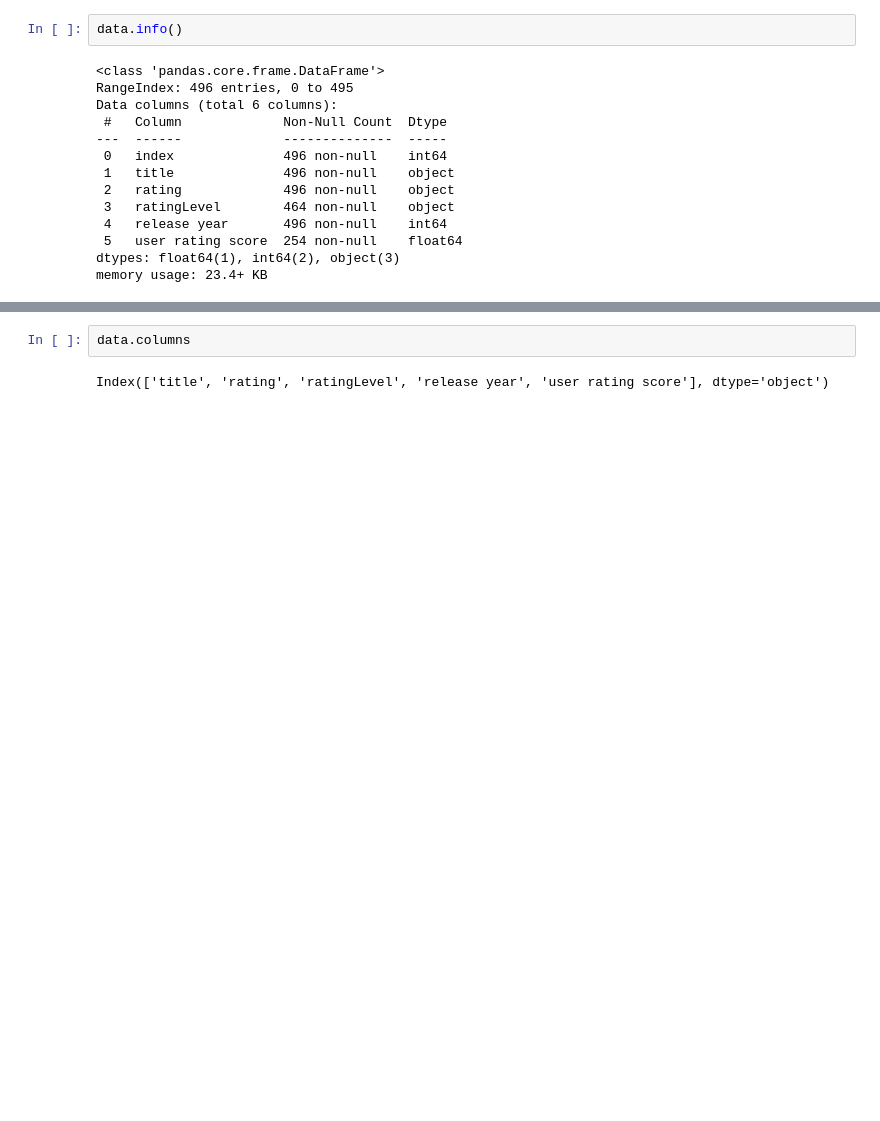
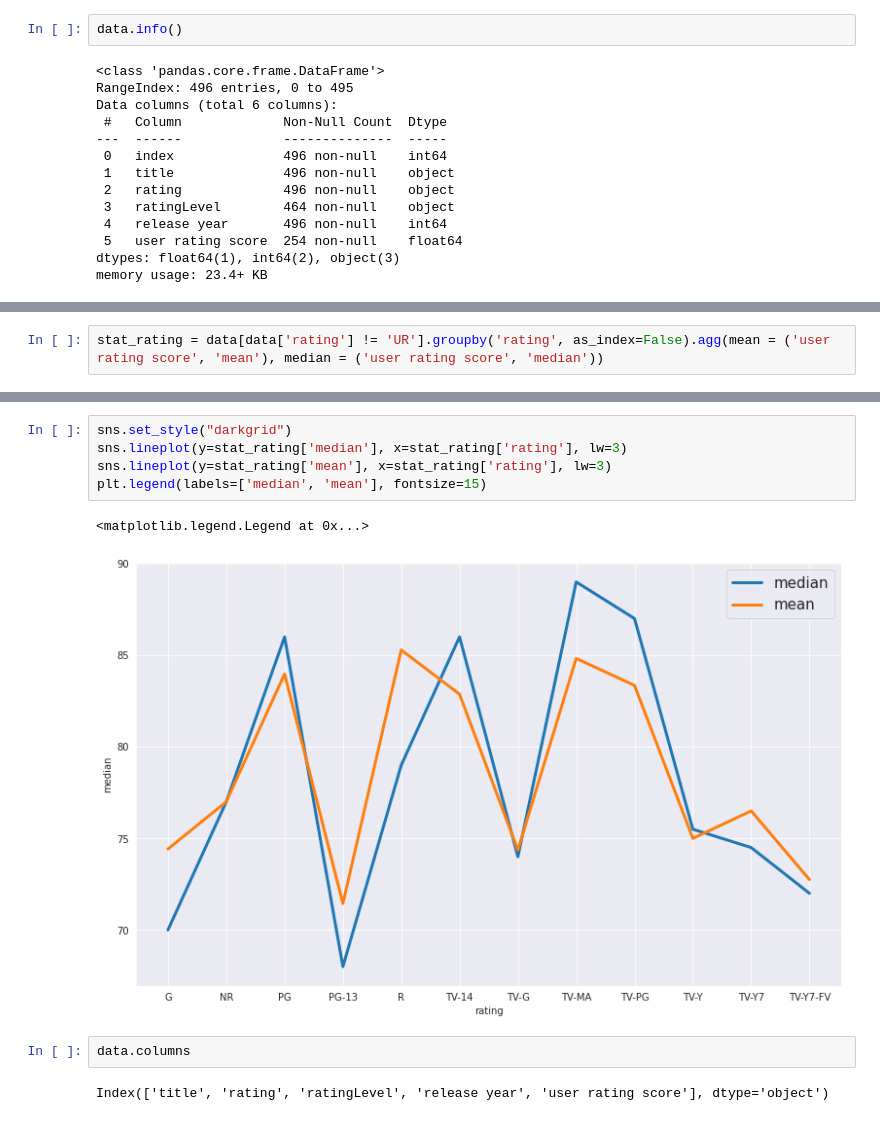
Before and after one commit to VorobyvEgor/Seminar_Sber, a Jupyter notebook: Projects/Егор_Воробьев_[Template]_Групповой_проект__Первичный_анализ_данных_.ipynb, the cells around one changed output, grey strips where cells are left out. Drawn from its saved outputs; the diff is of its cells as text; blank space fills up the shorter version.

```diff
--- a/Projects/Егор_Воробьев_[Template]_Групповой_проект__Первичный_анализ_данных_.ipynb
+++ b/Projects/Егор_Воробьев_[Template]_Групповой_проект__Первичный_анализ_данных_.ipynb
@@ -105,0 +166,2 @@ memory usage: 23.4+ KB
+# %%
+stat_rating = data[data['rating'] != 'UR'].groupby('rating', as_index=False).agg(mean = ('user rating score', 'mean'), median = ('user rating score', 'median'))
@@ -106,3 +184,11 @@ memory usage: 23.4+ KB
+# %%
+sns.set_style("darkgrid")
+sns.lineplot(y=stat_rating['median'], x=stat_rating['rating'], lw=3)
+sns.lineplot(y=stat_rating['mean'], x=stat_rating['rating'], lw=3)
+plt.legend(labels=['median', 'mean'], fontsize=15)
+# %% [output]
+<matplotlib.legend.Legend at 0x...>
+[figure, added]
 # %%
 data.columns
 # %% [output]
```
Also changed, not shown: parts of 13 cells of this notebook.
